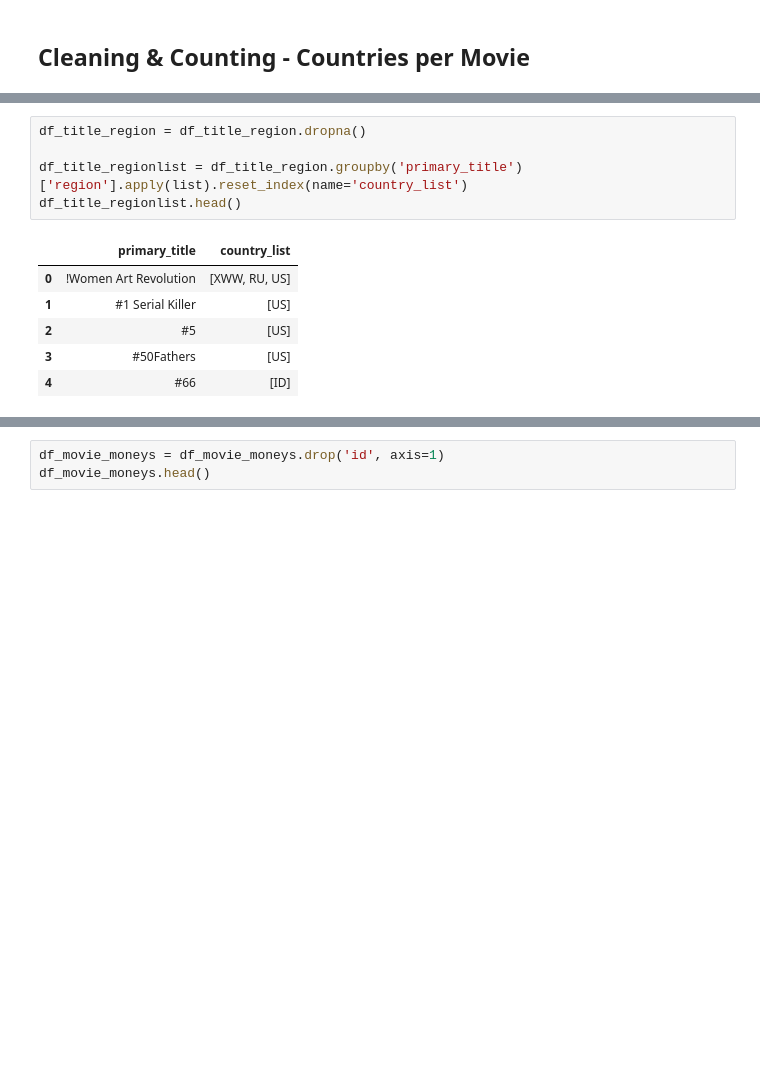
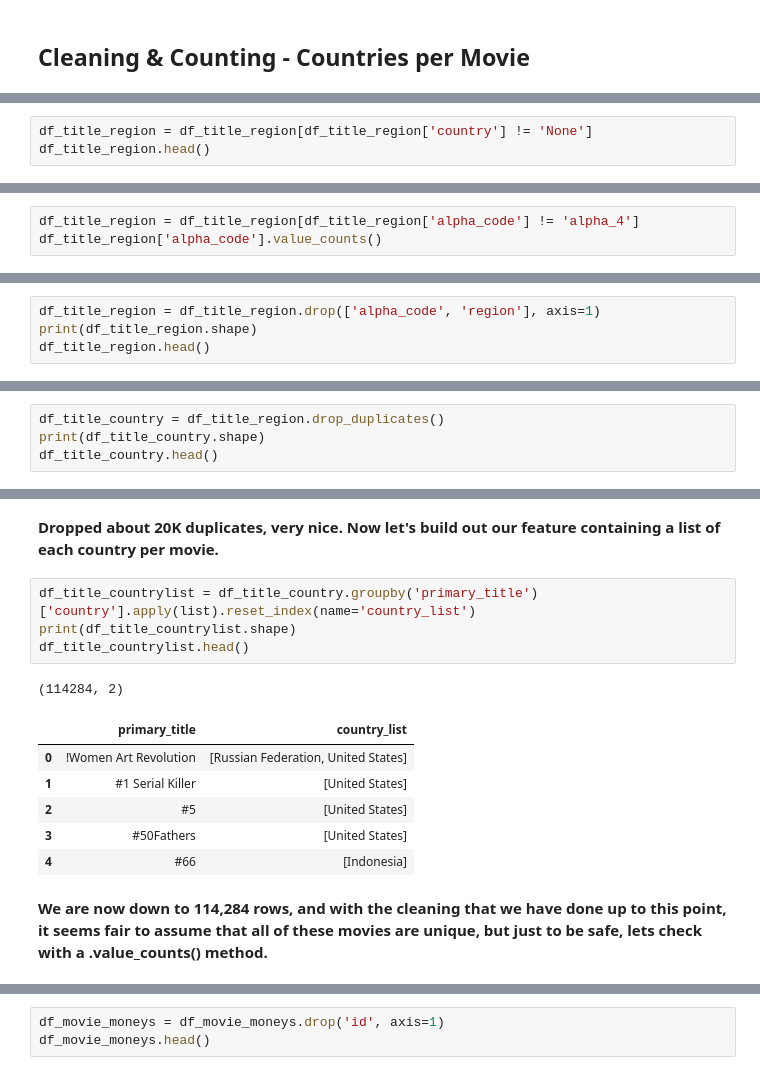
Before and after one commit to tcastanley/Movie_Analysis, a Jupyter notebook: Country_Movie_Inspection.ipynb, the cells around one changed output, grey strips where cells are left out. Saved outputs shown, nothing was run; the diff lists cells and outputs as text; blank space fills up the shorter version.

```diff
--- a/Country_Movie_Inspection.ipynb
+++ b/Country_Movie_Inspection.ipynb
@@ -97,0 +217,3 @@ dropped NoneType values from region column
+# %%
+df_title_region = df_title_region[df_title_region['country'] != 'None']
+df_title_region.head()
@@ -97,0 +257,3 @@ dropped NoneType values from region column
+# %%
+df_title_region = df_title_region[df_title_region['alpha_code'] != 'alpha_4']
+df_title_region['alpha_code'].value_counts()
@@ -97,0 +265,4 @@ dropped NoneType values from region column
+# %%
+df_title_region = df_title_region.drop(['alpha_code', 'region'], axis=1)
+print(df_title_region.shape)
+df_title_region.head()
@@ -97,0 +279,4 @@ dropped NoneType values from region column
+# %%
+df_title_country = df_title_region.drop_duplicates()
+print(df_title_country.shape)
+df_title_country.head()
@@ -98,12 +291,16 @@ dropped NoneType values from region column
+# %% [markdown]
+**Dropped about 20K duplicates, very nice.  Now let's build out our feature containing a list of each country per movie.**
 # %%
-df_title_region = df_title_region.dropna()
-
-df_title_regionlist = df_title_region.groupby('primary_title')['region'].apply(list).reset_index(name='country_list')
-df_title_regionlist.head()
+df_title_countrylist = df_title_country.groupby('primary_title')['country'].apply(list).reset_index(name='country_list')
+print(df_title_countrylist.shape)
+df_title_countrylist.head()
 # %% [output]
+(114284, 2)
 |  | primary_title | country_list |
-| 0 | !Women Art Revolution | [XWW, RU, US] |
-| 1 | #1 Serial Killer | [US] |
-| 2 | #5 | [US] |
-| 3 | #50Fathers | [US] |
-| 4 | #66 | [ID] |
+| 0 | !Women Art Revolution | [Russian Federation, United States] |
+| 1 | #1 Serial Killer | [United States] |
+| 2 | #5 | [United States] |
+| 3 | #50Fathers | [United States] |
+| 4 | #66 | [Indonesia] |
+# %% [markdown]
+**We are now down to 114,284 rows, and with the cleaning that we have done up to this point, it seems fair to assume that all of these movies are unique, but just to be safe, lets check with a .value_counts() method.**
```
Also changed, not shown: parts of 99 cells of this notebook.
